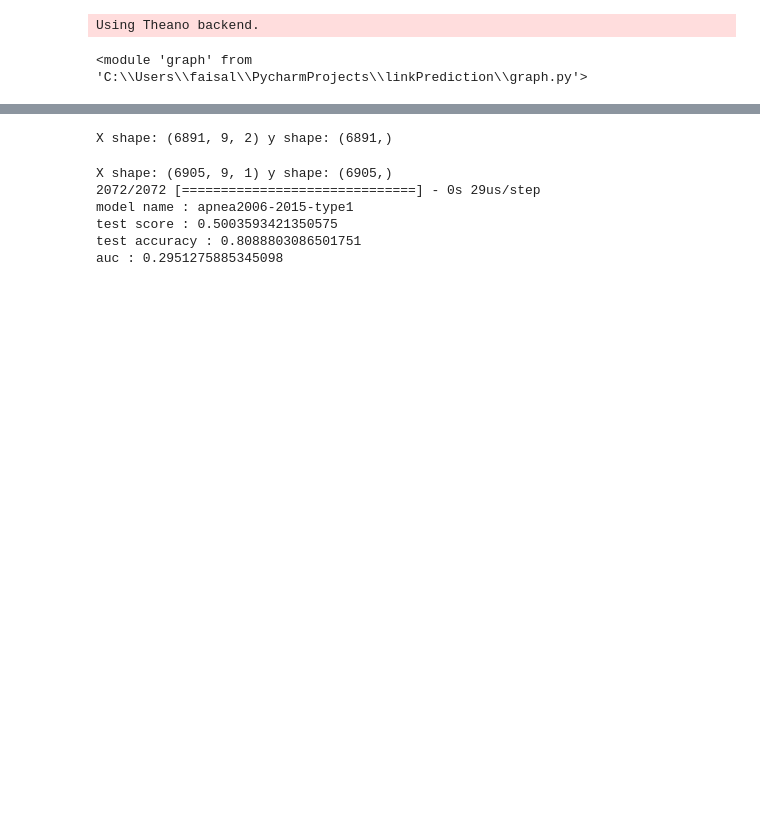
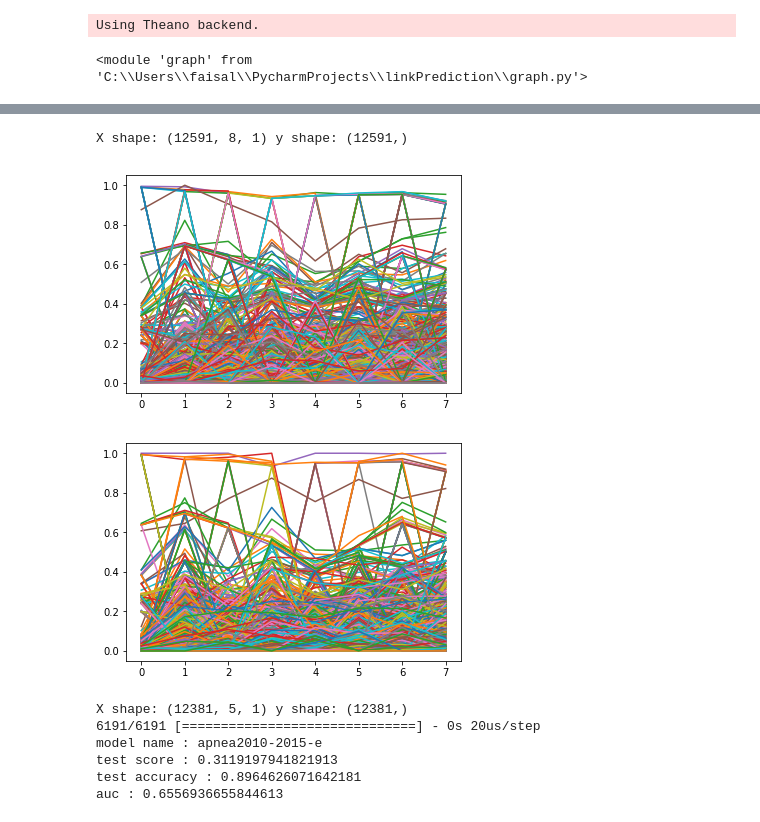
Before and after one commit to ffaisal93/linkPrediction, a Jupyter notebook: link_prediction.ipynb, the cells around one changed output, grey strips where cells are left out. Cells and saved outputs as stored; diff of their text form; code cells hidden in the pictures; blank space fills up the shorter version.

```diff
--- a/link_prediction.ipynb
+++ b/link_prediction.ipynb
@@ -229,7 +240,7 @@ feature_names = row[2:len(row)]
 con = [2,64]
 batch_size = con[1]
 #feature define
-feature = ['pref','type']
+feature = ['y_weight1']
 model_name = '+'.join(feature)
 domain_info =  domain[0]+str(ts)+"-"+str(te)+"-"
 model_name = domain_info+model_name
@@ -238,16 +249,48 @@ pruned_data = copy.deepcopy(train_data)
 pruned_data = fs.drop_feature_columns(pruned_data, columns_drop, time)
 X,y, data_len_dm = cl.reshape_feature_data_for_classification(pruned_data, edge_list, time)
 # %% [output]
-X shape: (6891, 9, 2) y shape: (6891,)
+X shape: (12591, 8, 1) y shape: (12591,)
+# %%
+p=[]
+n=[]
+a=np.zeros(len(X))
+for i,j in enumerate(X):
+    a[i] = j.sum()
+    if y[i]==1:
+        #p.append(j.sum())
+        #print(j.sum())
+        plt.plot(j)
+plt.show()
+for i,j in enumerate(X):
+    if y[i]==0:
+        #n.append(j.sum())
+        plt.plot(j)
+plt.show()
+# plt.figure(figsize=(20,4))
+# plt.plot(p)
+# plt.show()
+# plt.plot(n)
+# plt.show()
+# plt.figure(figsize=(20,4))
+# a = np.interp(a, (a.min(), a.max()), (0, +1))
+# t1=2500
+# t2=t1+500
+# plt.plot(a[t1:t2])
+# plt.plot(y[t1:t2])
+
+# plt.show()
+# %% [output]
+[figure, added]
+[figure, added]
 # %%
 ts = time[1]
 te = time[2]
 row = train_data[ts].columns.values.tolist()
 feature_names = row[2:len(row)]
-con = [2,64]
+con = [20,64]
 batch_size = con[1]
 #feature define
-feature = ['type1']
+feature = ['e']
 model_name = '+'.join(feature)
 domain_info =  domain[0]+str(ts)+"-"+str(te)+"-"
 model_name = domain_info+model_name
@@ -257,7 +300,7 @@ pruned_data = fs.drop_feature_columns(pruned_data, columns_drop, time)
 X,y, data_len_dm = cl.reshape_feature_data_for_classification(pruned_data, edge_list, time)
 
 #train
-X_train, X_test, y_train, y_test = train_test_split(X, y, test_size = 0.3, random_state = 0)
+X_train, X_test, y_train, y_test = train_test_split(X, y, test_size = 0.5, random_state = 0)
 model = cl.classification_model(X_train, X_test, y_train, y_test, data_len_dm, con, model_name)
 result = cl.model_evaluate(model, X_test, y_test, batch_size, model_name)
 
@@ -267,12 +310,12 @@ for i,r in result.items():
     if i not in not_show:
         print(i,":",result[i])
 # %% [output]
-X shape: (6905, 9, 1) y shape: (6905,)
-2072/2072 [==============================] - 0s 29us/step
-model name : apnea2006-2015-type1
-test score : 0.5003593421350575
-test accuracy : 0.8088803086501751
-auc : 0.2951275885345098
+X shape: (12381, 5, 1) y shape: (12381,)
+6191/6191 [==============================] - 0s 20us/step
+model name : apnea2010-2015-e
+test score : 0.3119197941821913
+test accuracy : 0.8964626071642181
+auc : 0.6556936655844613
 # %%
 #feature inclusion testing
 importlib.reload(fs)
```
Also changed, not shown: parts of 16 cells of this notebook, 2 other files.
